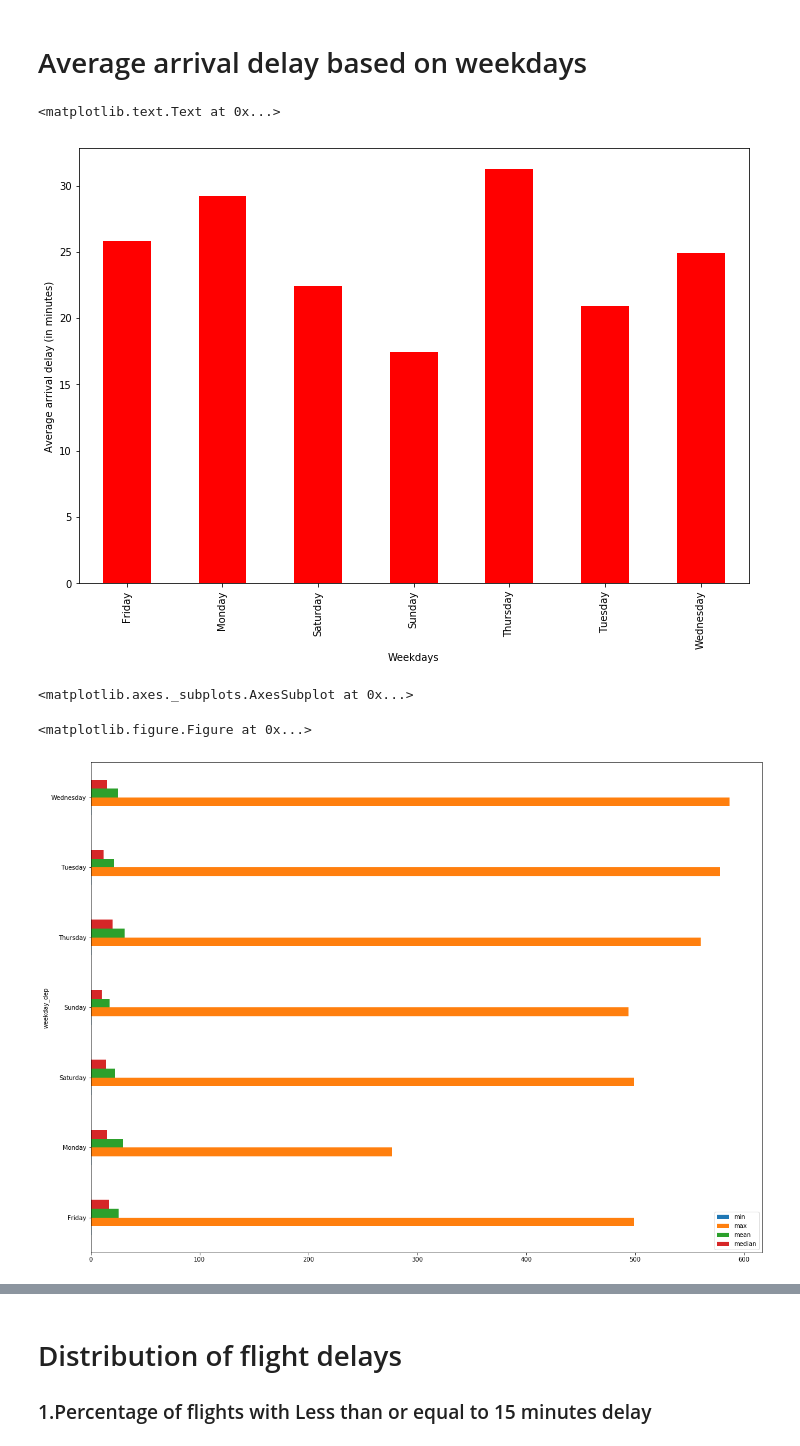
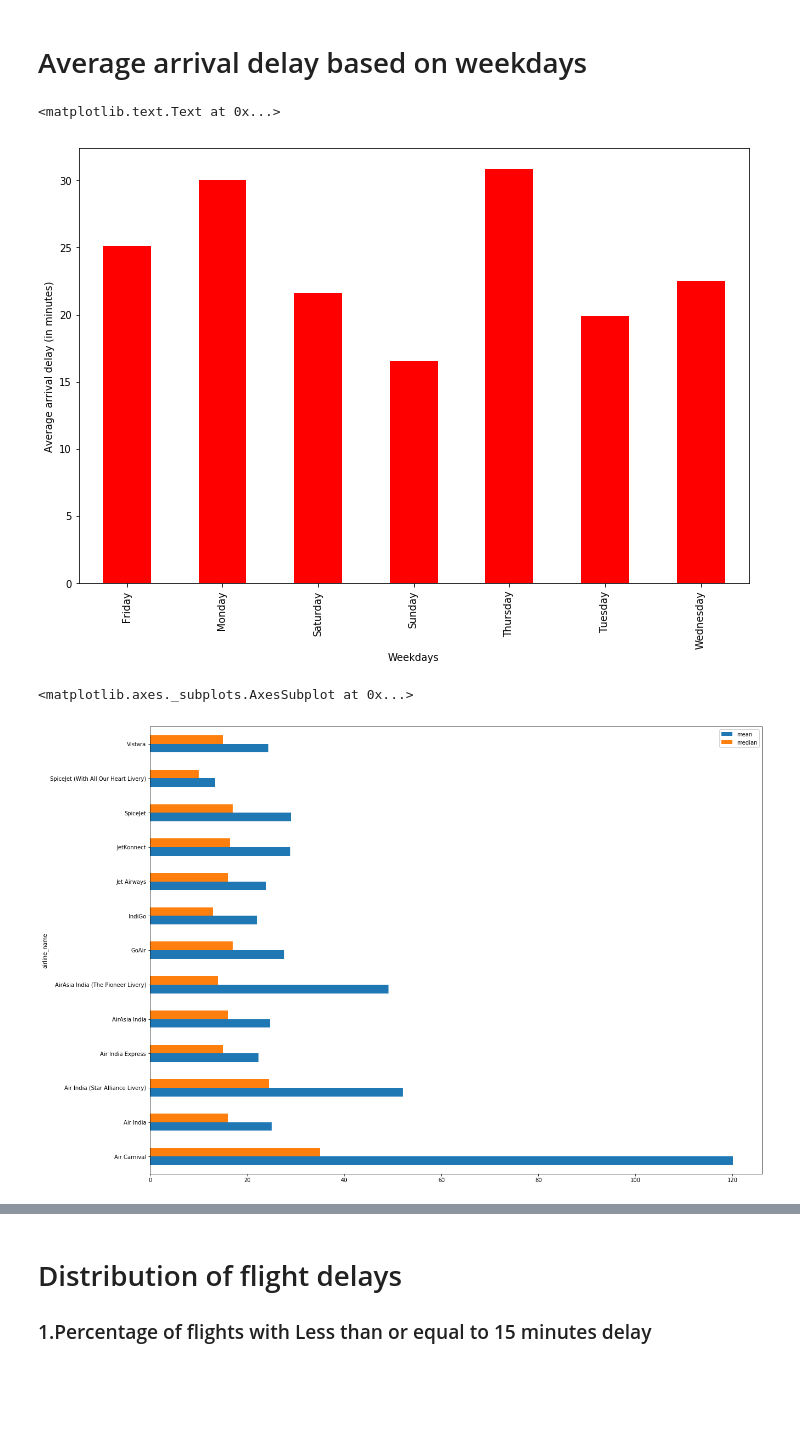
Before and after one commit to paulocoehlo1992/flight, a Jupyter notebook: Getting formatted data from mongoDB.ipynb, the cells around one changed output, grey strips where cells are left out. Saved outputs shown, nothing was run; the diff lists cells and outputs as text; code cells hidden in the pictures; blank space fills up the shorter version.

```diff
--- a/Getting formatted data from mongoDB.ipynb
+++ b/Getting formatted data from mongoDB.ipynb
@@ -127,6 +127,8 @@ def extract(collection):
     distance_travelled=[]
     country_origin=[]
     country_destination=[]
+    airline_name=[]
+    registration=[]
     for item in collection:
         if item['airport']['origin']==None or item['airport']['destination']==None:
             distance_travelled.append("0 km")
@@ -157,8 +159,10 @@ def extract(collection):
 
         if item['airport']['destination']==None:
             destination.append("None")
+            country_destination.append("None")
         else:
             destination.append(item['airport']['destination']['name'])
+            country_destination.append(item['airport']['destination']['position']['country']['name'])
         if item['time']['estimated']['arrival']==None:
             estimated_arrival.append("None")
         else:
@@ -183,6 +187,15 @@ def extract(collection):
             real_departure.append('None')
         else:
             real_departure.append(from_unix_timestamp(item['time']['real']['departure']))
+        # New added code
+        if item['aircraft']['registration']==None:
+            registration.append("None")
+        else:
+            registration.append(item['aircraft']['registration'])
+        if item['airline']==None or item['airline']['name']==None:
+            airline_name.append("None")
+        else:
+            airline_name.append(item['airline']['name'])
         if item['time']['other']['duration']==None:
             duration.append("None")
         else:
@@ -191,9 +204,10 @@ def extract(collection):
 
     df=pd.DataFrame({"timestamp":timestamp,"origin":origin,"destination":destination,"estimated_arrival":estimated_arrival,"estimated_departure":
                 estimated_departure,"real_arrival":real_arrival,"real_departure":real_departure,"scheduled_arrival":scheduled_arrival,"scheduled_departure":
-                scheduled_departure,"flight_number":flight_number,"status":status_text,"duration":duration,"distance_travelled":distance_travelled})
+                scheduled_departure,"flight_number":flight_number,"status":status_text,"duration":duration,"distance_travelled":distance_travelled,
+                    "country_origin":country_origin,"country_dest":country_destination,"reg":registration,"airline_name":airline_name})
 
-    df=df[["timestamp","flight_number","origin","destination","scheduled_departure","scheduled_arrival","estimated_departure","estimated_arrival",
+    df=df[["timestamp","reg","airline_name","country_origin","country_dest","flight_number","origin","destination","scheduled_departure","scheduled_arrival","estimated_departure","estimated_arrival",
       "real_departure","real_arrival","status","duration","distance_travelled"]]
 
     return df
@@ -389,0 +411,4 @@ new_data.shape
+# %%
+# removing international flights
+
+new_data_domestic=new_data[(new_data.country_origin=="India") & (new_data.country_dest=="India")]
@@ -390,7 +433,8 @@ new_data.shape
 # %%
 #filtering out delayed flights,if arrival_delay is greater than 0 , it is considered delayed
 
-delayed_flights_0_min=new_data[new_data.arrival_delay>0]
+delayed_flights_0_min=new_data_domestic[new_data_domestic.arrival_delay>0]
+delayed_flights_0_min.to_csv("delayed_flight_final.csv")
 # %%
 #Printing the shape of delayed flight
 
@@ -446,13 +492,12 @@ plt.ylabel("Average arrival delay (in minutes)")
 plt.xlabel("Weekdays")
 # %% [output]
 <matplotlib.text.Text at 0x...>
-[figure, old version]
+[figure, new version]
 # %%
-delayed_stats=delayed_flights_0_min.groupby('weekday_dep').arrival_delay.agg(["min","max","mean","median"])
+delayed_stats=delayed_flights_0_min.groupby('airline_name').arrival_delay.agg(["mean","median"])
 # %%
-fig = plt.figure(figsize=(10,10))
+
 delayed_stats.plot(kind='barh',figsize=(20,15))
 # %% [output]
 <matplotlib.axes._subplots.AxesSubplot at 0x...>
-<matplotlib.figure.Figure at 0x...>
-[figure, old version]
+[figure, new version]
```
Also changed, not shown: parts of 24 cells of this notebook.
